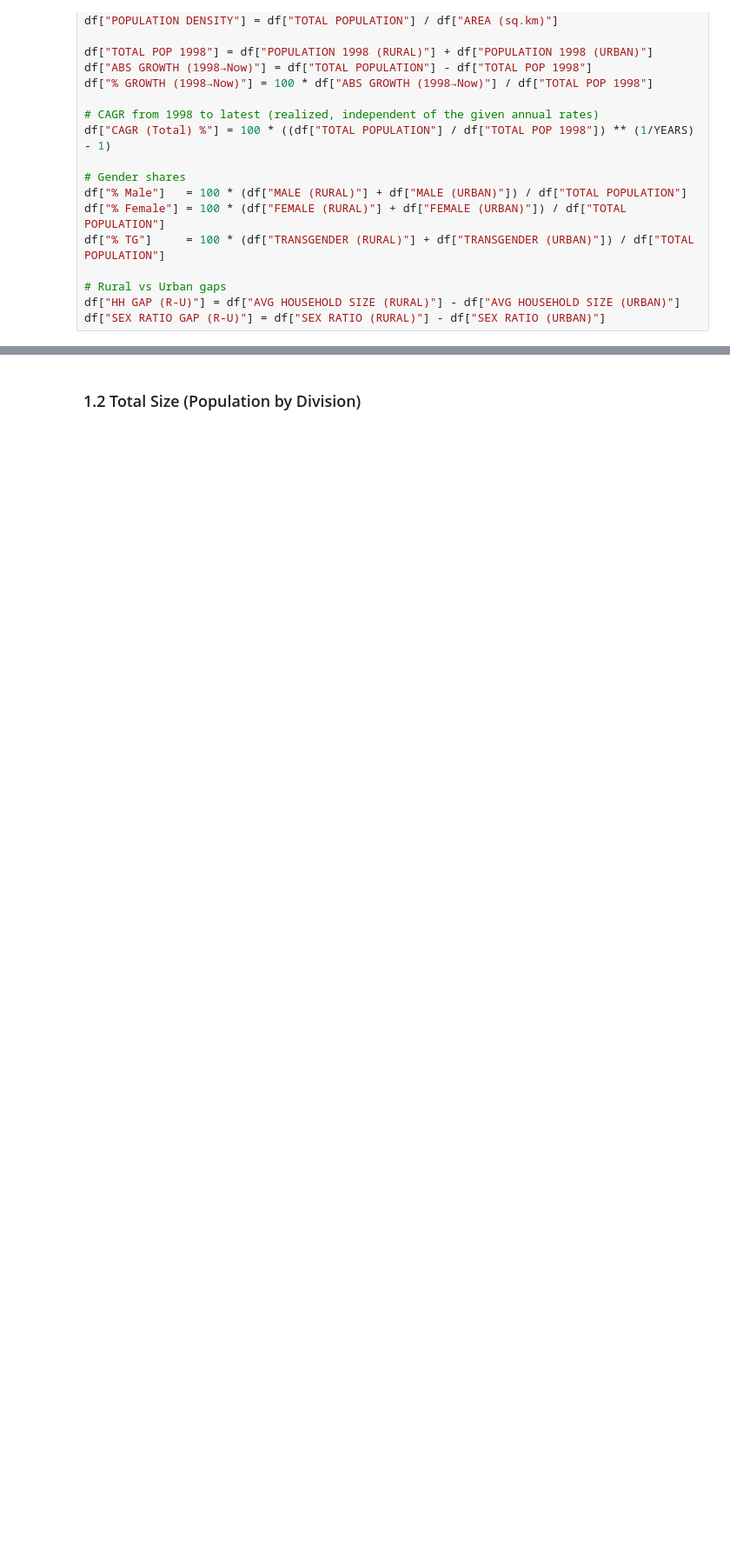
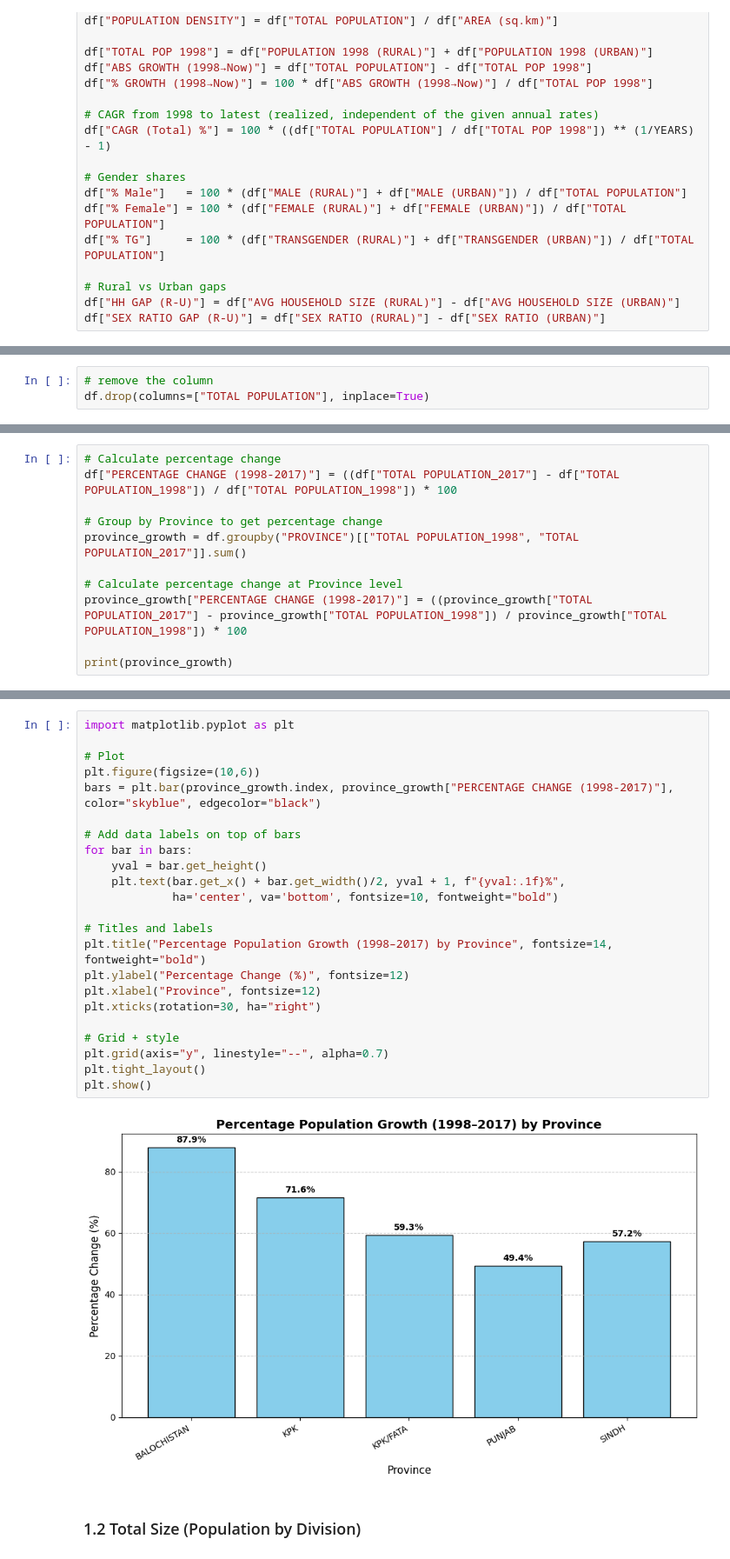
Before and after one commit to ejazurrehman/AI---Data_Science_Course, a Jupyter notebook: pyton_for_data_science/08_pandas_pak_populaiton.ipynb, the cells around one changed output, grey strips where cells are left out. Shown at 87% size. Drawn from its saved outputs; the diff is of its cells as text; blank space fills up the shorter version.

Commit message:
done with percentage change calculation.

```diff
--- a/pyton_for_data_science/08_pandas_pak_populaiton.ipynb
+++ b/pyton_for_data_science/08_pandas_pak_populaiton.ipynb
@@ -313,0 +368,3 @@ plt.show()
+# %%
+# remove the column
+df.drop(columns=["TOTAL POPULATION"], inplace=True)
@@ -313,0 +398,11 @@ plt.show()
+# %%
+# Calculate percentage change
+df["PERCENTAGE CHANGE (1998-2017)"] = ((df["TOTAL POPULATION_2017"] - df["TOTAL POPULATION_1998"]) / df["TOTAL POPULATION_1998"]) * 100
+
+# Group by Province to get percentage change
+province_growth = df.groupby("PROVINCE")[["TOTAL POPULATION_1998", "TOTAL POPULATION_2017"]].sum()
+
+# Calculate percentage change at Province level
+province_growth["PERCENTAGE CHANGE (1998-2017)"] = ((province_growth["TOTAL POPULATION_2017"] - province_growth["TOTAL POPULATION_1998"]) / province_growth["TOTAL POPULATION_1998"]) * 100
+
+print(province_growth)
@@ -314,3 +425,28 @@ plt.show()
+# %%
+import matplotlib.pyplot as plt
+
+# Plot
+plt.figure(figsize=(10,6))
+bars = plt.bar(province_growth.index, province_growth["PERCENTAGE CHANGE (1998-2017)"], color="skyblue", edgecolor="black")
+
+# Add data labels on top of bars
+for bar in bars:
+    yval = bar.get_height()
+    plt.text(bar.get_x() + bar.get_width()/2, yval + 1, f"{yval:.1f}%",
+             ha='center', va='bottom', fontsize=10, fontweight="bold")
+
+# Titles and labels
+plt.title("Percentage Population Growth (1998–2017) by Province", fontsize=14, fontweight="bold")
+plt.ylabel("Percentage Change (%)", fontsize=12)
+plt.xlabel("Province", fontsize=12)
+plt.xticks(rotation=30, ha="right")
+
+# Grid + style
+plt.grid(axis="y", linestyle="--", alpha=0.7)
+plt.tight_layout()
+plt.show()
+# %% [output]
+[figure, added]
 # %% [markdown]
 ### 1.2 Total Size (Population by Division)
 # %%
```
Also changed, not shown: parts of 13 cells of this notebook.
